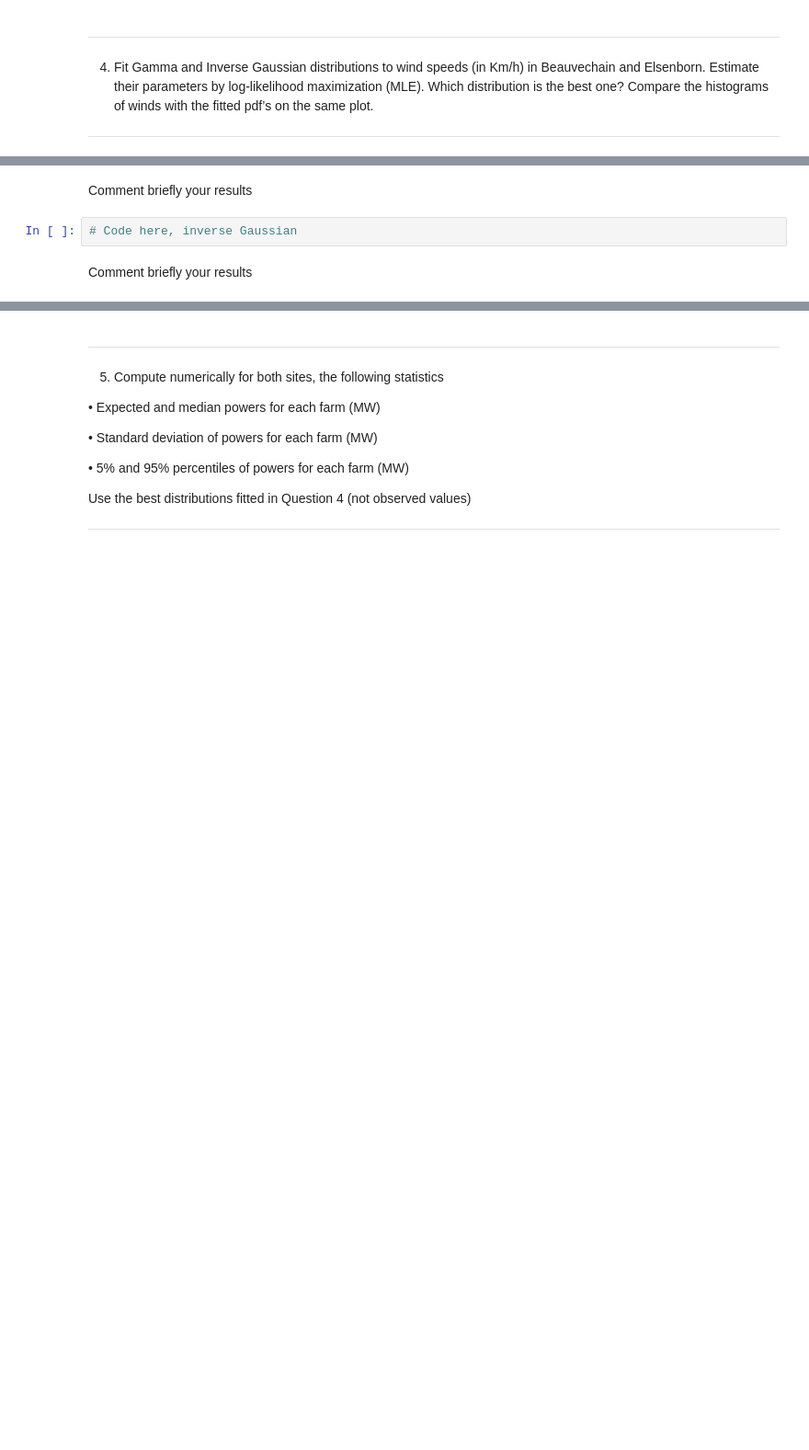
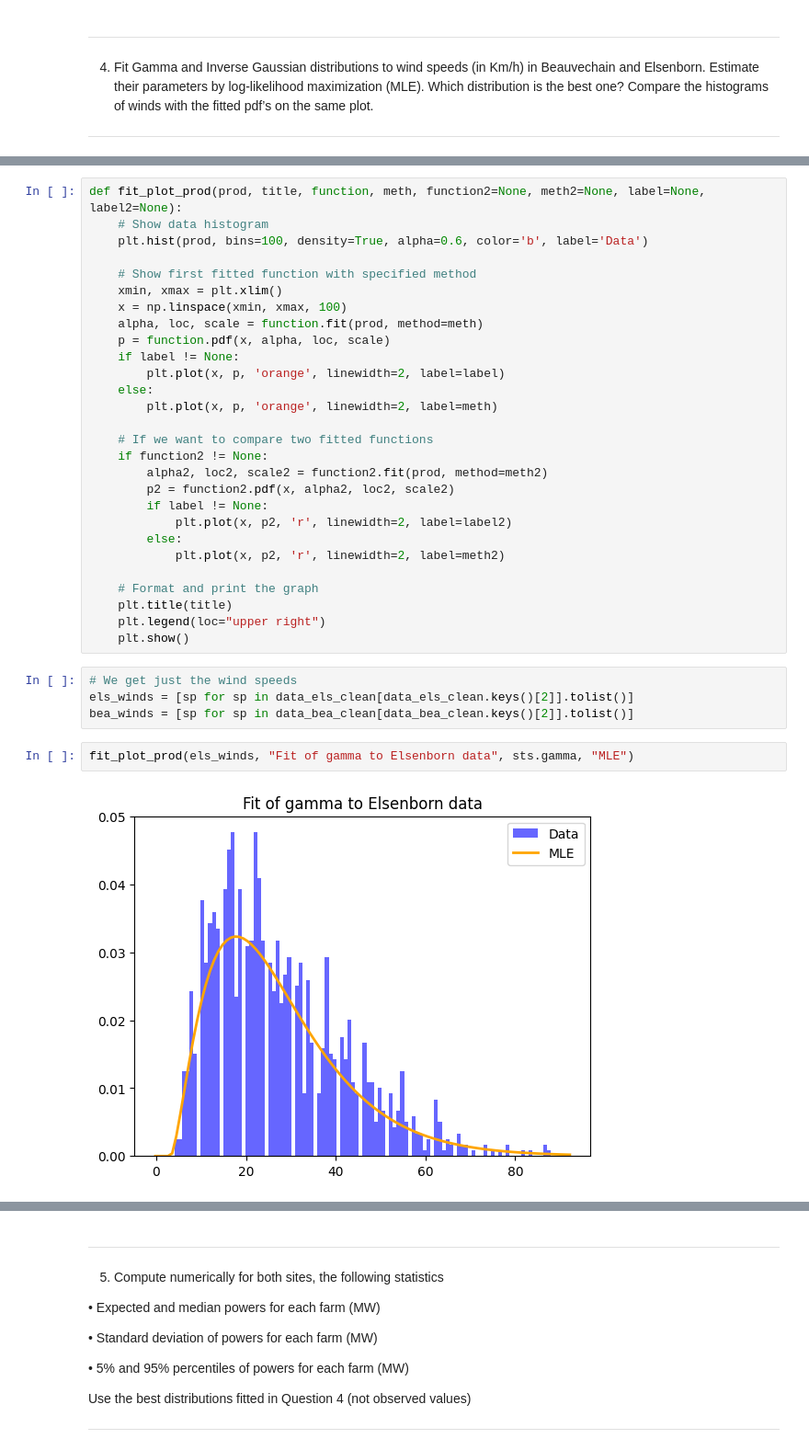
Before and after one commit to vandroogenbd/LEPL1109_Hackatons, a Jupyter notebook: Hackathon1/hack1.ipynb, the cells around one changed output, grey strips where cells are left out. Shown at 92% size. Saved outputs shown, nothing was run; the diff lists cells and outputs as text; blank space fills up the shorter version.

```diff
--- a/Hackathon1/hack1.ipynb
+++ b/Hackathon1/hack1.ipynb
@@ -183,6 +229,36 @@ Comment briefly your results
-# %% [markdown]
-Comment briefly your results
-# %%
-# Code here, inverse Gaussian
-# %% [markdown]
-Comment briefly your results
+# %%
+def fit_plot_prod(prod, title, function, meth, function2=None, meth2=None, label=None, label2=None):
+    # Show data histogram
+    plt.hist(prod, bins=100, density=True, alpha=0.6, color='b', label='Data')
+
+    # Show first fitted function with specified method
+    xmin, xmax = plt.xlim()
+    x = np.linspace(xmin, xmax, 100)
+    alpha, loc, scale = function.fit(prod, method=meth)
+    p = function.pdf(x, alpha, loc, scale)
+    if label != None:
+        plt.plot(x, p, 'orange', linewidth=2, label=label)
+    else:
+        plt.plot(x, p, 'orange', linewidth=2, label=meth)
+
+    # If we want to compare two fitted functions
+    if function2 != None:
+        alpha2, loc2, scale2 = function2.fit(prod, method=meth2)
+        p2 = function2.pdf(x, alpha2, loc2, scale2)
+        if label != None:
+            plt.plot(x, p2, 'r', linewidth=2, label=label2)
+        else:
+            plt.plot(x, p2, 'r', linewidth=2, label=meth2)
+
+    # Format and print the graph
+    plt.title(title)
+    plt.legend(loc="upper right")
+    plt.show()
+# %%
+# We get just the wind speeds
+els_winds = [sp for sp in data_els_clean[data_els_clean.keys()[2]].tolist()]
+bea_winds = [sp for sp in data_bea_clean[data_bea_clean.keys()[2]].tolist()]
+# %%
+fit_plot_prod(els_winds, "Fit of gamma to Elsenborn data", sts.gamma, "MLE")
+# %% [output]
+[figure, added]
```
Also changed, not shown: parts of 42 cells of this notebook.
